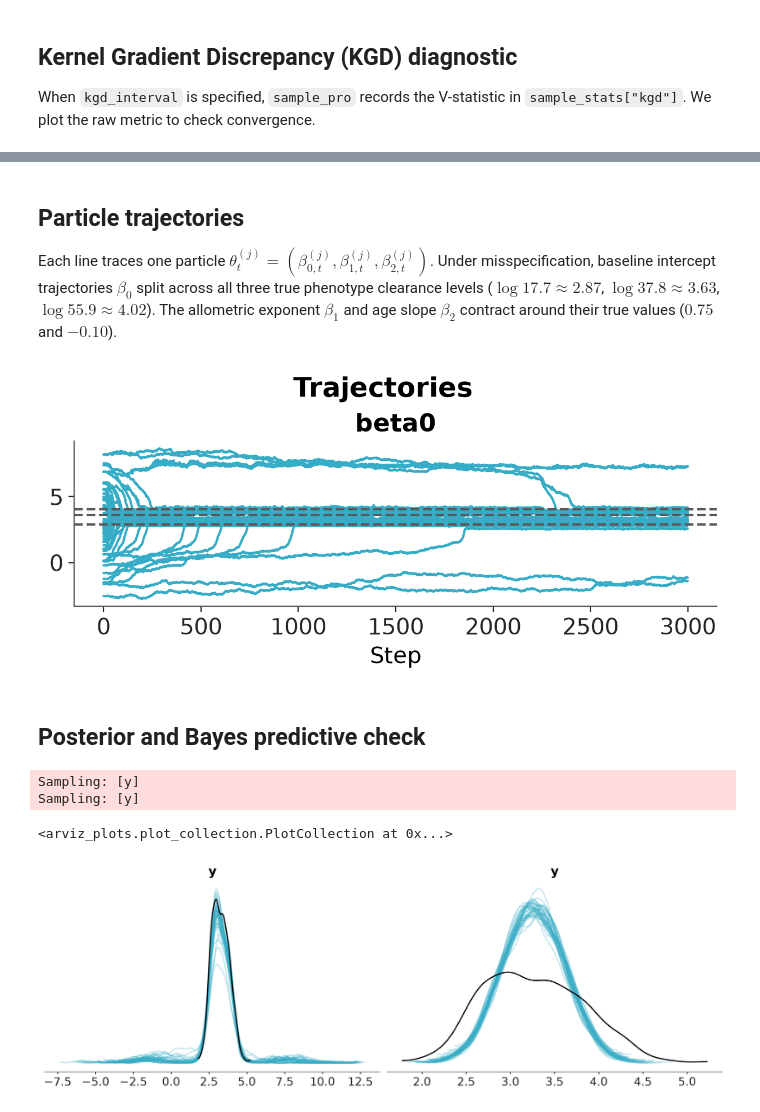
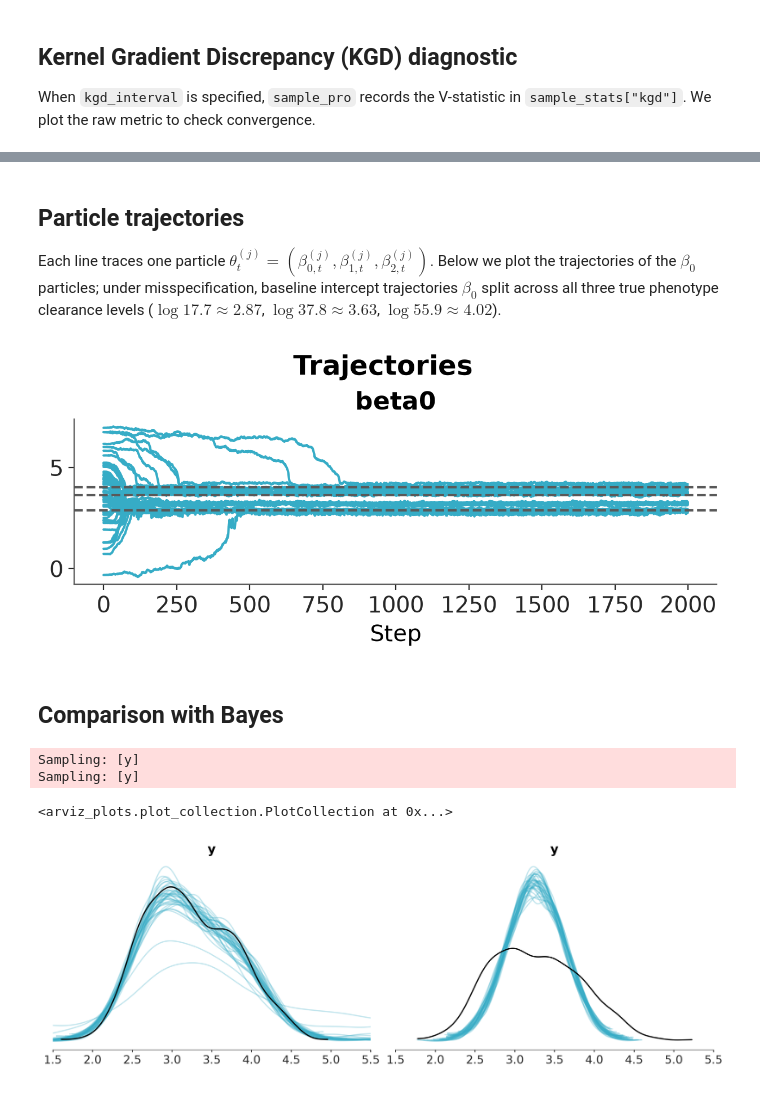
Before and after one commit to patrideo/pymc-prop, a Jupyter notebook: examples/kgd_nat2.ipynb, the cells around one changed output, grey strips where cells are left out. Saved outputs shown, nothing was run; the diff lists cells and outputs as text; code cells hidden in the pictures.

```diff
--- a/examples/kgd_nat2.ipynb
+++ b/examples/kgd_nat2.ipynb
@@ -113,9 +160,9 @@ $y_i \mid \beta \sim \mathcal{N}(\beta_0 + \beta_1\,\ell_i + \beta_2\,c_i,\ \sig
 # %%
 with pm.Model() as model:
-    # Intentionally bad prior to demonstrate gradient flow and particle splitting
-    beta0 = pm.StudentT("beta0", mu=3, sigma=2, nu=4)
-    beta1 = pm.Normal("beta1", mu=1, sigma=1)
-    beta2 = pm.Normal("beta2", mu=0, sigma=1)
+    # Priors centered near true values with variance requiring particles to concentrate
+    beta0 = pm.Normal("beta0", mu=3.5, sigma=1.5)
+    beta1 = pm.Normal("beta1", mu=0.75, sigma=1.0)
+    beta2 = pm.Normal("beta2", mu=-0.10, sigma=1.0)
 
     mu = beta0 + beta1 * log_weight + beta2 * centred_age
     pm.Normal("y", mu=mu, sigma=sigma, observed=y)
@@ -158,3 +169,16 @@ And below for the Bayes Posterior.
+# %%
+# Run the pymc-prop sampler to generate posterior samples
+dt = pro.sample_pro(
+    model=model,
+    n_particles=64,
+    n_steps=2000,
+    step_size=None,
+    r_eps=1e-8,
+    tune=0,
+    kgd_interval=5,
+    # kgd_kernel=pro.imq_kernel,  # Default: IMQ. Can also pass pro.rbf_kernel
+    random_seed=SEED,
+)
 # %%
 # Run standard Bayesian MCMC baseline for comparison
 with model:
@@ -262,7 +256,7 @@ pc.add_title("FUSE adaptive step-size diagnostics")
 # %% [markdown]
 ## Particle trajectories
 
-Each line traces one particle $\theta_t^{(j)} = (\beta_{0,t}^{(j)}, \beta_{1,t}^{(j)}, \beta_{2,t}^{(j)})$. Under misspecification, baseline intercept trajectories $\beta_0$ split across all three true phenotype clearance levels ($\log 17.7 \approx 2.87$, $\log 37.8 \approx 3.63$, $\log 55.9 \approx 4.02$). The allometric exponent $\beta_1$ and age slope $\beta_2$ contract around their true values ($0.75$ and $-0.10$).
+Each line traces one particle $\theta_t^{(j)} = (\beta_{0,t}^{(j)}, \beta_{1,t}^{(j)}, \beta_{2,t}^{(j)})$. Below we plot the trajectories of the $\beta_0$ particles; under misspecification, baseline intercept trajectories $\beta_0$ split across all three true phenotype clearance levels ($\log 17.7 \approx 2.87$, $\log 37.8 \approx 3.63$, $\log 55.9 \approx 4.02$).
 # %%
 pc = az.plot_trace(
     dt,
@@ -277,9 +271,9 @@ pc = az.add_lines(
 )
 pc.add_title("Trajectories")
 # %% [output]
-[figure, old version]
+[figure, new version]
-# %% [markdown]
-## Posterior and Bayes predictive check
+# %% [markdown]
+## Comparison with Bayes
 # %%
 ppc_dt_pro = pro.sample_posterior_predictive_pro(
     dt,
@@ -296,31 +290,34 @@ ppc_dt_bayes = pro.sample_posterior_predictive_pro(
 
 dt["posterior_predictive"] = ppc_dt_pro["posterior_predictive"]
 idata_bayes["posterior_predictive"] = ppc_dt_bayes["posterior_predictive"]
 
 
 def plot_pro_ppc(_, **kwargs):
     return azp.plot_ppc_dist(dt, **kwargs)
 
 
 def plot_bayes_ppc(_, **kwargs):
     return azp.plot_ppc_dist(idata_bayes, **kwargs)
 
 
 pc = azp.combine_plots(
     dt,
     plots=[
         (plot_pro_ppc, {"num_samples": 40}),
         (plot_bayes_ppc, {"num_samples": 40}),
     ],
     group="posterior_predictive",
     sample_dims=["draw"],
     expand="column",
     plot_names=["PrO", "Bayesian"],
     figure_kwargs={"figsize": (12, 4)},
 )
+
+pc.map(azp.visuals.set_xlim, limits=(1.5, 5.5))
+
 pc
 # %% [output]
 Sampling: [y]
 Sampling: [y]
 <arviz_plots.plot_collection.PlotCollection at 0x...>
-[figure, old version]
+[figure, new version]
```
Also changed, not shown: parts of 15 cells of this notebook.
